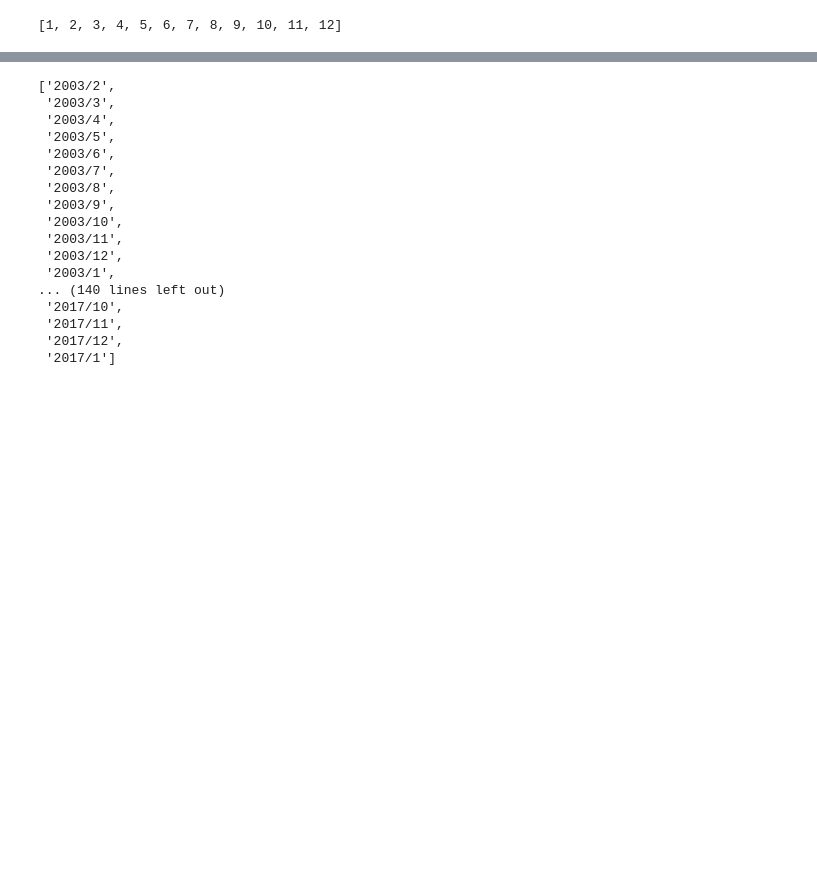
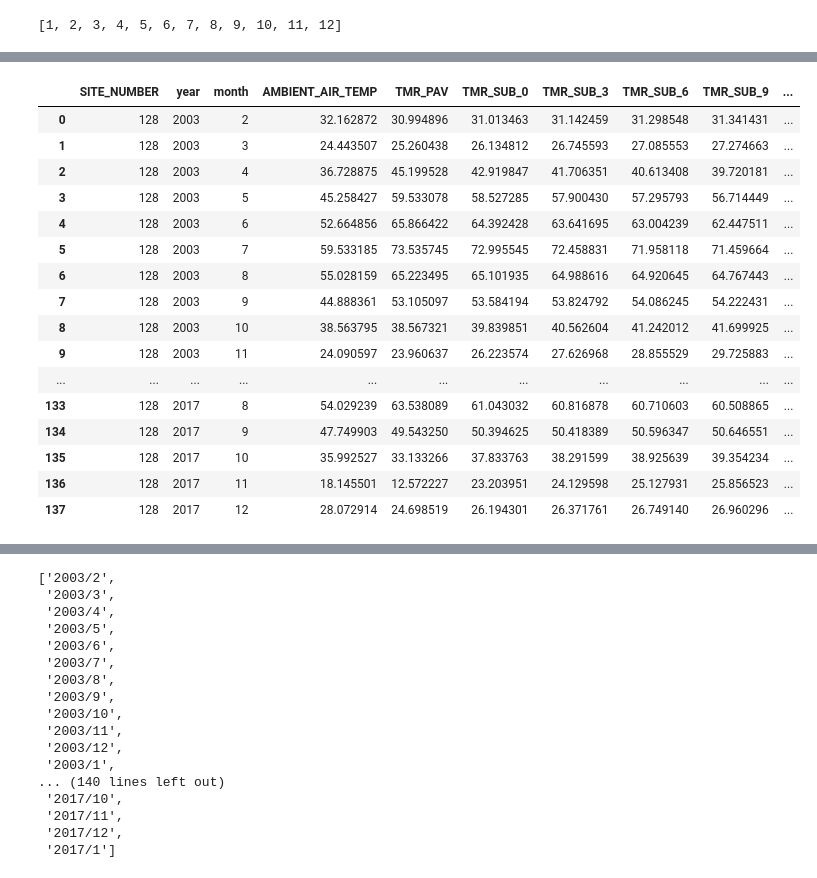
Before and after one commit to erikjamesmason/Temperature_Data_Probe_2, a Jupyter notebook: Temp_data_viz.ipynb, the cells around one changed output, grey strips where cells are left out. Cells and saved outputs as stored; diff of their text form; code cells hidden in the pictures; blank space fills up the shorter version.

```diff
--- a/Temp_data_viz.ipynb
+++ b/Temp_data_viz.ipynb
@@ -39,0 +72,2 @@ month_list
+# %%
+data_test_group = data_test.groupby(['SITE_NUMBER','year','month']).mean().reset_index()
@@ -40,3 +151,23 @@ month_list
+# %%
+data_test_group
+# %% [output]
+|  | SITE_NUMBER | year | month | AMBIENT_AIR_TEMP | TMR_PAV | TMR_SUB_0 | TMR_SUB_3 | TMR_SUB_6 | TMR_SUB_9 | ... |
+| 0 | 128 | 2003 | 2 | 32.162872 | 30.994896 | 31.013463 | 31.142459 | 31.298548 | 31.341431 | ... |
+| 1 | 128 | 2003 | 3 | 24.443507 | 25.260438 | 26.134812 | 26.745593 | 27.085553 | 27.274663 | ... |
+| 2 | 128 | 2003 | 4 | 36.728875 | 45.199528 | 42.919847 | 41.706351 | 40.613408 | 39.720181 | ... |
+| 3 | 128 | 2003 | 5 | 45.258427 | 59.533078 | 58.527285 | 57.900430 | 57.295793 | 56.714449 | ... |
+| 4 | 128 | 2003 | 6 | 52.664856 | 65.866422 | 64.392428 | 63.641695 | 63.004239 | 62.447511 | ... |
+| 5 | 128 | 2003 | 7 | 59.533185 | 73.535745 | 72.995545 | 72.458831 | 71.958118 | 71.459664 | ... |
+| 6 | 128 | 2003 | 8 | 55.028159 | 65.223495 | 65.101935 | 64.988616 | 64.920645 | 64.767443 | ... |
+| 7 | 128 | 2003 | 9 | 44.888361 | 53.105097 | 53.584194 | 53.824792 | 54.086245 | 54.222431 | ... |
+| 8 | 128 | 2003 | 10 | 38.563795 | 38.567321 | 39.839851 | 40.562604 | 41.242012 | 41.699925 | ... |
+| 9 | 128 | 2003 | 11 | 24.090597 | 23.960637 | 26.223574 | 27.626968 | 28.855529 | 29.725883 | ... |
+| ... | ... | ... | ... | ... | ... | ... | ... | ... | ... | ... |
+| 133 | 128 | 2017 | 8 | 54.029239 | 63.538089 | 61.043032 | 60.816878 | 60.710603 | 60.508865 | ... |
+| 134 | 128 | 2017 | 9 | 47.749903 | 49.543250 | 50.394625 | 50.418389 | 50.596347 | 50.646551 | ... |
+| 135 | 128 | 2017 | 10 | 35.992527 | 33.133266 | 37.833763 | 38.291599 | 38.925639 | 39.354234 | ... |
+| 136 | 128 | 2017 | 11 | 18.145501 | 12.572227 | 23.203951 | 24.129598 | 25.127931 | 25.856523 | ... |
+| 137 | 128 | 2017 | 12 | 28.072914 | 24.698519 | 26.194301 | 26.371761 | 26.749140 | 26.960296 | ... |
 # %%
 fig = go.Figure()
 
```
Also changed, not shown: parts of 13 cells of this notebook.
